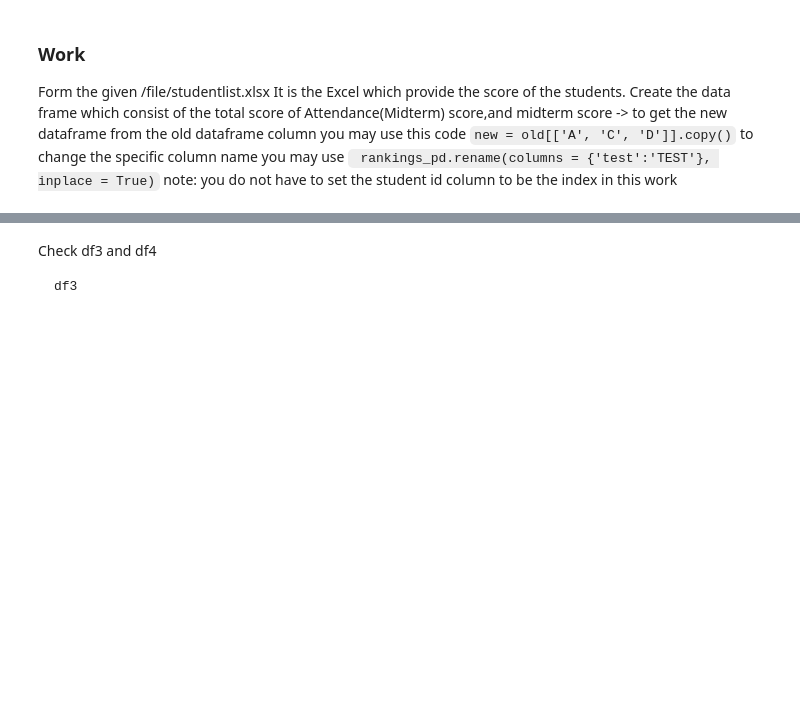
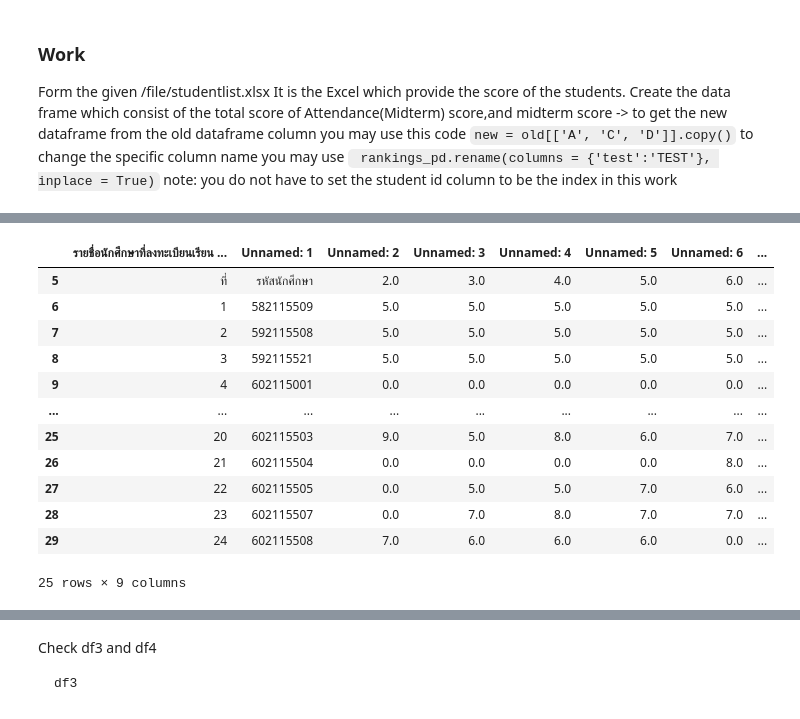
Before and after one commit to Natchar1/LectureNote_660632028, a Jupyter notebook: 08. Data Wrangling/08. Data Wrangling.ipynb, the cells around one changed output, grey strips where cells are left out. Drawn from its saved outputs; the diff is of its cells as text; code cells hidden in the pictures; blank space fills up the shorter version.

```diff
--- a/08. Data Wrangling/08. Data Wrangling.ipynb
+++ b/08. Data Wrangling/08. Data Wrangling.ipynb
@@ -60,3 +107,10 @@ Create the data frame which consist of the total score of Attendance(Midterm) sc
 to change the specific column name you may use
 ` rankings_pd.rename(columns = {'test':'TEST'}, inplace = True)`
 note: you do not have to set the student id column to be the index in this work
+# %%
+import pandas as pd
+
+file_path = 'C:/Users/Dell/Desktop/LectureNote/LectureNote_660632028/08. Data Wrangling/files/studentlist.xlsx'
+student_df = pd.read_excel(file_path)
+
+student_df.head()
@@ -62,0 +124,16 @@ note: you do not have to set the student id column to be the index in this work
+# %%
+student_df.iloc[5:30]
+# %% [output]
+|  | รายชื่อนักศึกษาที่ลงทะเบียนเรียน ... | Unnamed: 1 | Unnamed: 2 | Unnamed: 3 | Unnamed: 4 | Unnamed: 5 | Unnamed: 6 | ... |
+| 5 | ที่ | รหัสนักศึกษา | 2.0 | 3.0 | 4.0 | 5.0 | 6.0 | ... |
+| 6 | 1 | 582115509 | 5.0 | 5.0 | 5.0 | 5.0 | 5.0 | ... |
+| 7 | 2 | 592115508 | 5.0 | 5.0 | 5.0 | 5.0 | 5.0 | ... |
+| 8 | 3 | 592115521 | 5.0 | 5.0 | 5.0 | 5.0 | 5.0 | ... |
+| 9 | 4 | 602115001 | 0.0 | 0.0 | 0.0 | 0.0 | 0.0 | ... |
+| ... | ... | ... | ... | ... | ... | ... | ... | ... |
+| 25 | 20 | 602115503 | 9.0 | 5.0 | 8.0 | 6.0 | 7.0 | ... |
+| 26 | 21 | 602115504 | 0.0 | 0.0 | 0.0 | 0.0 | 8.0 | ... |
+| 27 | 22 | 602115505 | 0.0 | 5.0 | 5.0 | 7.0 | 6.0 | ... |
+| 28 | 23 | 602115507 | 0.0 | 7.0 | 8.0 | 7.0 | 7.0 | ... |
+| 29 | 24 | 602115508 | 7.0 | 6.0 | 6.0 | 6.0 | 0.0 | ... |
+25 rows × 9 columns
```
Also changed, not shown: parts of 70 cells of this notebook, 3 other files.
